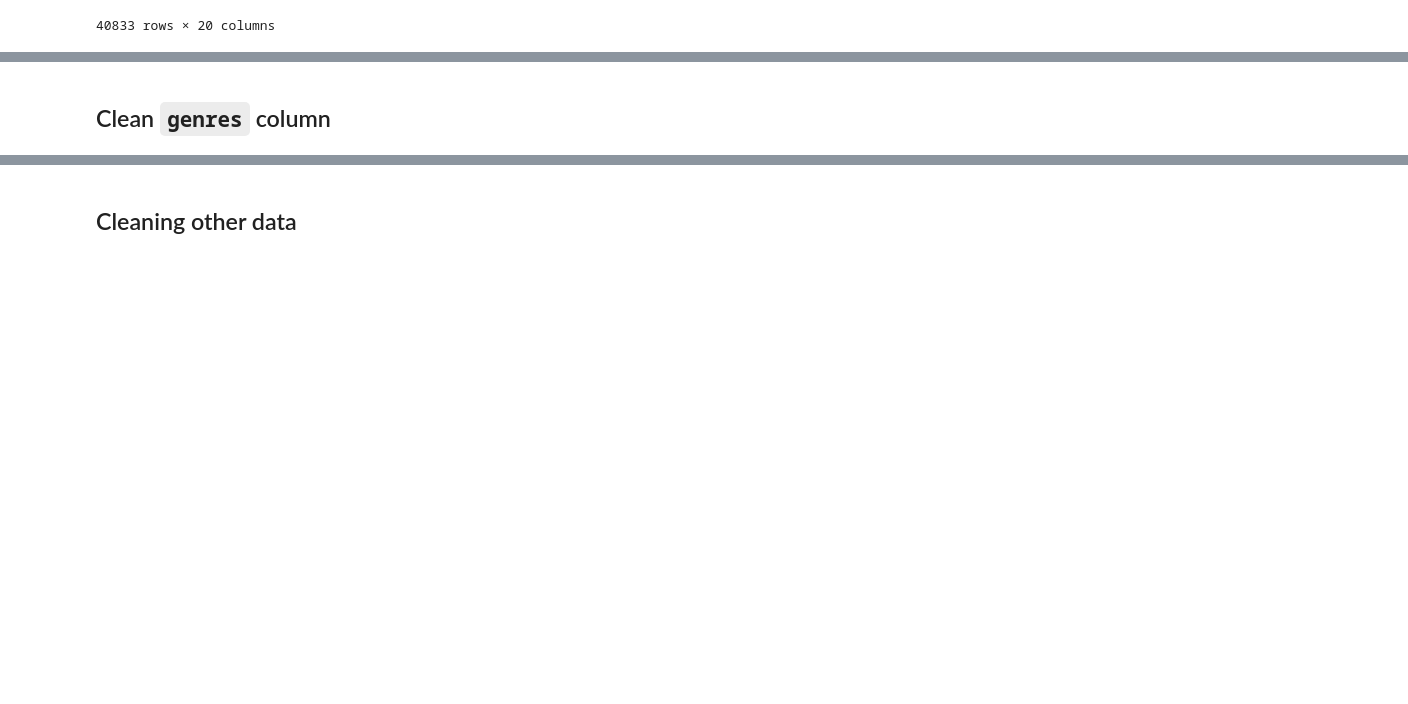
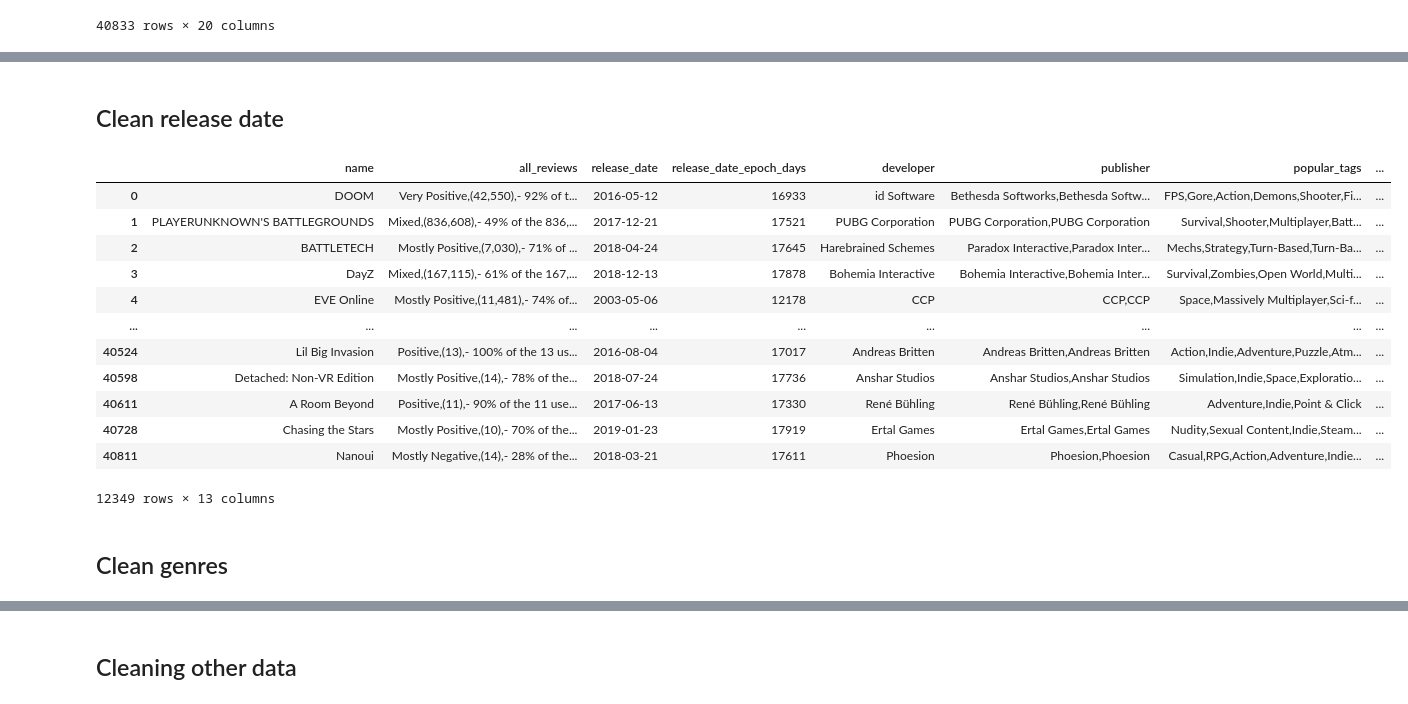
Before and after one commit to Pante/SC1015-Project, a Jupyter notebook: data_preparation.ipynb, the cells around one changed output, grey strips where cells are left out. Saved outputs shown, nothing was run; the diff lists cells and outputs as text; code cells hidden in the pictures; blank space fills up the shorter version.

```diff
--- a/data_preparation.ipynb
+++ b/data_preparation.ipynb
@@ -96,3 +72,58 @@ games
+# %%
+pattern = re.compile('demo|prologue|prototype|try|trial|试玩|Guest', re.IGNORECASE) # remove all trial versions
+
+def map_original_price(x):
+    if pd.isna(x):
+        return 0.0
+    elif re.match(r'(\$\d+(\.\d{2})?)', x):
+        return float(x[1:])
+    else:
+        return 0.0
+
+mask = games['original_price'].str.contains(pattern, na=False)
+games = games.loc[~mask]
+
+games = games[~games['original_price'].isin(['1.020', '650560'])]  # remove rows with malformed prices
+games['original_price'] = games['original_price'].apply(map_original_price)
+
+
+def map_discount_price(x):
+    if pd.isna(x):
+        return x
+    elif re.match(r'(\$\d+(\.\d{2})?)', x):
+        return float(x[1:])
+    else:
+        return 0.0
+
+games['discount_price'] = games['discount_price'].apply(map_discount_price)
+games['discount_price'] = games['discount_price'].fillna(games['original_price'])
+games = games[(games['original_price'] >= games['discount_price'])]
+games['discount_percentage'] = (games['original_price'] - games['discount_price']) / games['original_price'] * 100
+games['discount_percentage'] = games['discount_percentage'].fillna(0)
+# %% [markdown]
+## Clean release date
+# %%
+from datetime import datetime
+
+unix_epoch = datetime(1970, 1, 1)
+
+games['release_date'] = pd.to_datetime(games['release_date'])
+games.insert(games.columns.get_loc('release_date') + 1, 'release_date_epoch_days', games['release_date'].apply(lambda x: (x - unix_epoch).days))
+games
+# %% [output]
+|  | name | all_reviews | release_date | release_date_epoch_days | developer | publisher | popular_tags | ... |
+| 0 | DOOM | Very Positive,(42,550),- 92% of t... | 2016-05-12 | 16933 | id Software | Bethesda Softworks,Bethesda Softw... | FPS,Gore,Action,Demons,Shooter,Fi... | ... |
+| 1 | PLAYERUNKNOWN'S BATTLEGROUNDS | Mixed,(836,608),- 49% of the 836,... | 2017-12-21 | 17521 | PUBG Corporation | PUBG Corporation,PUBG Corporation | Survival,Shooter,Multiplayer,Batt... | ... |
+| 2 | BATTLETECH | Mostly Positive,(7,030),- 71% of ... | 2018-04-24 | 17645 | Harebrained Schemes | Paradox Interactive,Paradox Inter... | Mechs,Strategy,Turn-Based,Turn-Ba... | ... |
+| 3 | DayZ | Mixed,(167,115),- 61% of the 167,... | 2018-12-13 | 17878 | Bohemia Interactive | Bohemia Interactive,Bohemia Inter... | Survival,Zombies,Open World,Multi... | ... |
+| 4 | EVE Online | Mostly Positive,(11,481),- 74% of... | 2003-05-06 | 12178 | CCP | CCP,CCP | Space,Massively Multiplayer,Sci-f... | ... |
+| ... | ... | ... | ... | ... | ... | ... | ... | ... |
+| 40524 | Lil Big Invasion | Positive,(13),- 100% of the 13 us... | 2016-08-04 | 17017 | Andreas Britten | Andreas Britten,Andreas Britten | Action,Indie,Adventure,Puzzle,Atm... | ... |
+| 40598 | Detached: Non-VR Edition | Mostly Positive,(14),- 78% of the... | 2018-07-24 | 17736 | Anshar Studios | Anshar Studios,Anshar Studios | Simulation,Indie,Space,Exploratio... | ... |
+| 40611 | A Room Beyond | Positive,(11),- 90% of the 11 use... | 2017-06-13 | 17330 | René Bühling | René Bühling,René Bühling | Adventure,Indie,Point & Click | ... |
+| 40728 | Chasing the Stars | Mostly Positive,(10),- 70% of the... | 2019-01-23 | 17919 | Ertal Games | Ertal Games,Ertal Games | Nudity,Sexual Content,Indie,Steam... | ... |
+| 40811 | Nanoui | Mostly Negative,(14),- 28% of the... | 2018-03-21 | 17611 | Phoesion | Phoesion,Phoesion | Casual,RPG,Action,Adventure,Indie... | ... |
+12349 rows × 13 columns
 # %% [markdown]
-## Clean `genres` column
+## Clean genres
 # %%
```
Also changed, not shown: parts of 11 cells of this notebook, 1 other file.
